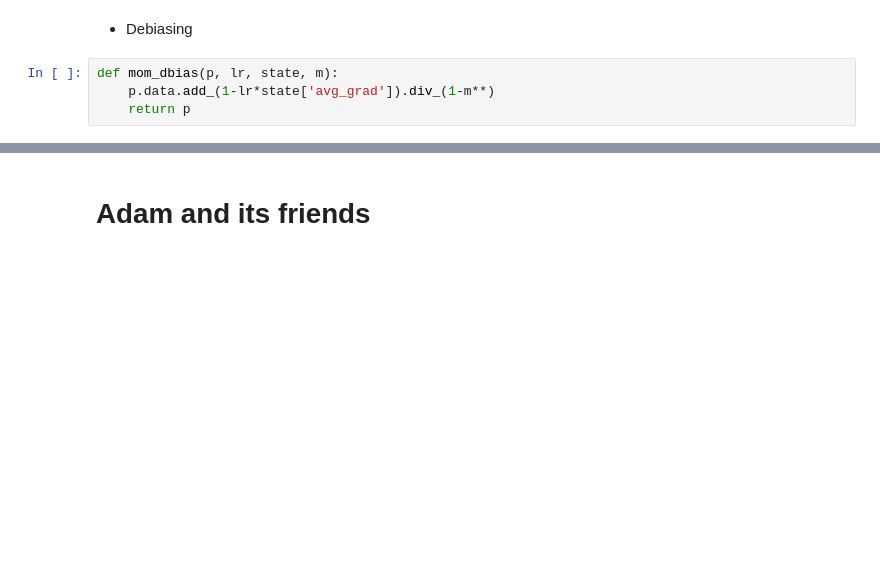
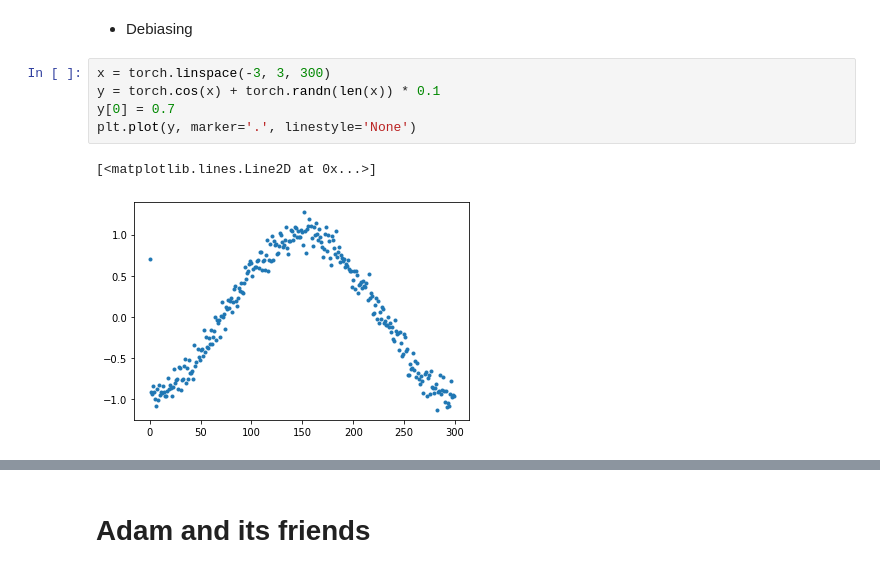
Before and after one commit to SpellOnYou/1000-days-of-code, a Jupyter notebook: dl_scratch/optimizer.ipynb, the cells around one changed output, grey strips where cells are left out. Drawn from its saved outputs; the diff is of its cells as text; blank space fills up the shorter version.

```diff
--- a/dl_scratch/optimizer.ipynb
+++ b/dl_scratch/optimizer.ipynb
@@ -835,7 +780,11 @@ plot_mom(mom2, 'momentum with dampening')
 ---
 # %% [markdown]
 - Debiasing
-# %%
-def mom_dbias(p, lr, state, m):
-    p.data.add_(1-lr*state['avg_grad']).div_(1-m**)
-    return p
+# %%
+x = torch.linspace(-3, 3, 300)
+y = torch.cos(x) + torch.randn(len(x)) * 0.1
+y[0] = 0.7
+plt.plot(y, marker='.', linestyle='None')
+# %% [output]
+[<matplotlib.lines.Line2D at 0x...>]
+[figure, added]
```
Also changed, not shown: parts of 19 cells of this notebook.
